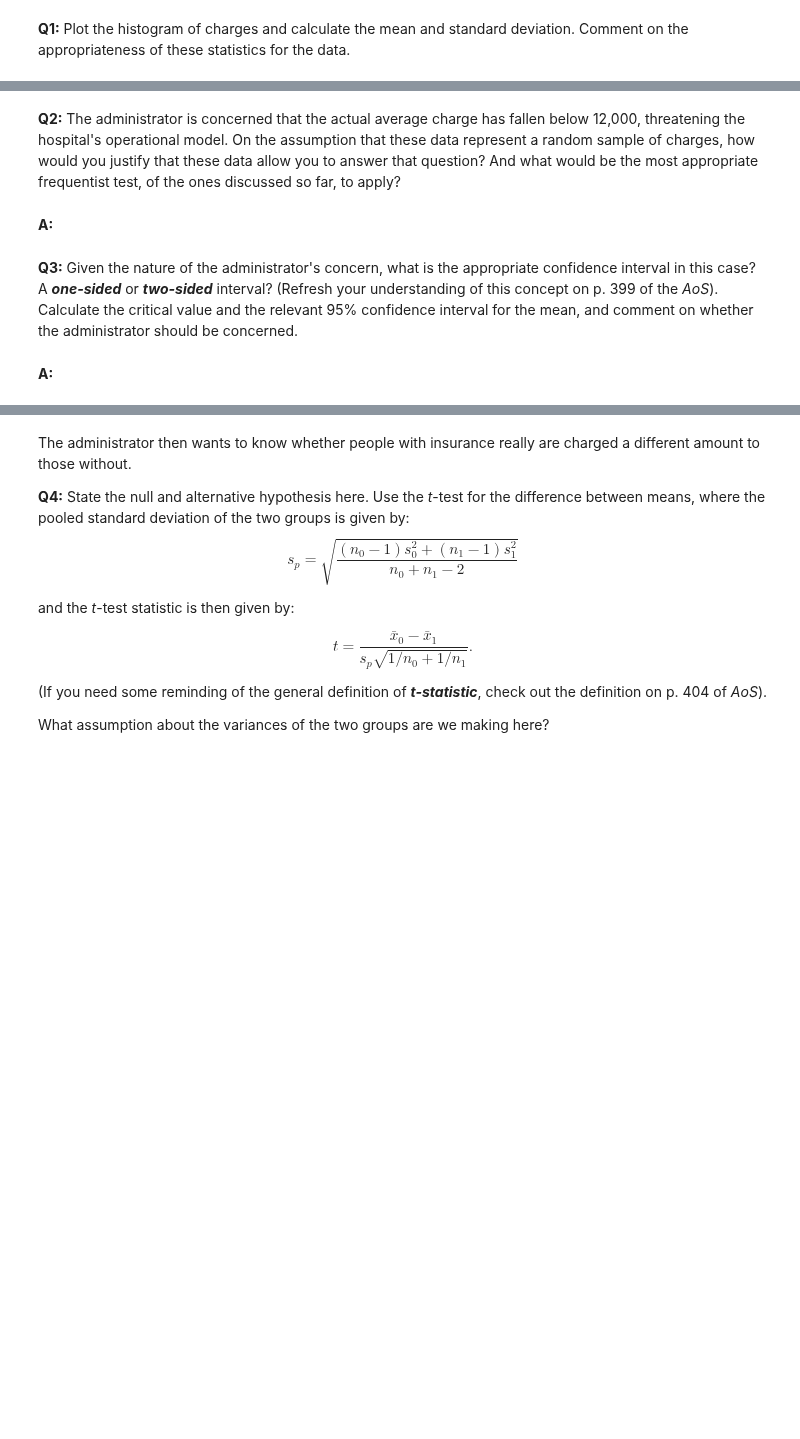
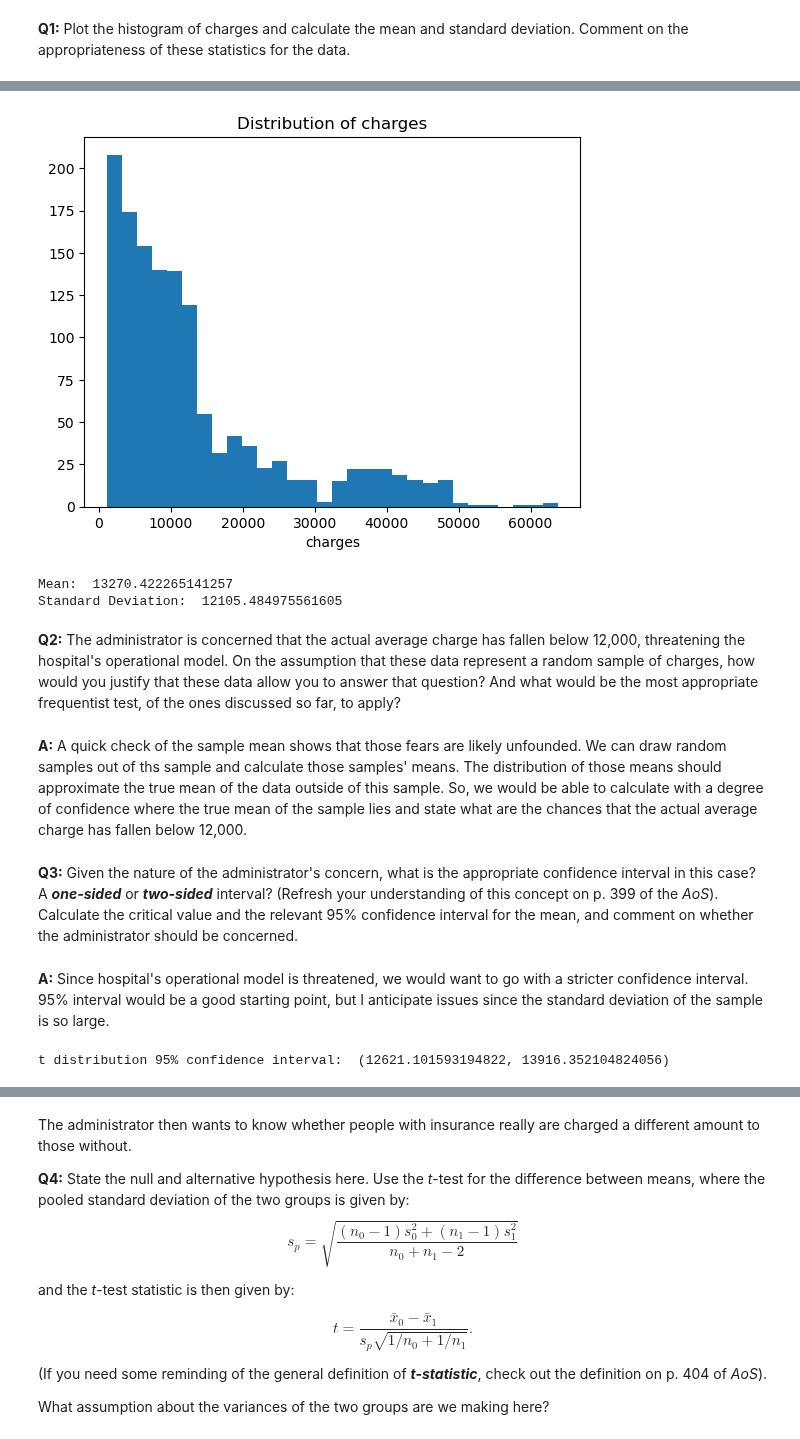
Before and after one commit to dibotilobe/springboard, a Jupyter notebook: Unit 22.1 Case Study - Frequentist Inference/Frequentist Case Study/Frequentist Inference Case Study - Part B (2).ipynb, the cells around one changed output, grey strips where cells are left out. Drawn from its saved outputs; the diff is of its cells as text; code cells hidden in the pictures; blank space fills up the shorter version.

```diff
--- a/Unit 22.1 Case Study - Frequentist Inference/Frequentist Case Study/Frequentist Inference Case Study - Part B (2).ipynb
+++ b/Unit 22.1 Case Study - Frequentist Inference/Frequentist Case Study/Frequentist Inference Case Study - Part B (2).ipynb
@@ -40,0 +36,3 @@ medical.shape
+# %%
+medical = pd.read_csv('insurance2.csv')
+medical.shape
@@ -54,8 +60,22 @@ __A:__
+# %%
+plt.hist(medical.charges, bins = 30)
+plt.xlabel("charges")
+plt.ylabel("")
+plt.title("Distribution of charges")
+plt.show()
+# %% [output]
+[figure, added]
+# %%
+print("Mean: ", np.mean(medical.charges))
+print("Standard Deviation: ", np.std(medical.charges))
+# %% [output]
+Mean:  13270.422265141257
+Standard Deviation:  12105.484975561605
 # %% [markdown]
 __Q2:__ The administrator is concerned that the actual average charge has fallen below 12,000, threatening the hospital's operational model. On the assumption that these data represent a random sample of charges, how would you justify that these data allow you to answer that question? And what would be the most appropriate frequentist test, of the ones discussed so far, to apply?
-# %% [markdown]
-__A:__
+# %% [markdown]
+__A:__ A quick check of the sample mean shows that those fears are likely unfounded. We can draw random samples out of ths sample and calculate those samples' means. The distribution of those means should approximate the true mean of the data outside of this sample. So, we would be able to calculate with a degree of confidence where the true mean of the sample lies and state what are the chances that the actual average charge has fallen below 12,000.
 # %% [markdown]
 __Q3:__ Given the nature of the administrator's concern, what is the appropriate confidence interval in this case? A ***one-sided*** or ***two-sided*** interval? (Refresh your understanding of this concept on p. 399 of the *AoS*). Calculate the critical value and the relevant 95% confidence interval for the mean, and comment on whether the administrator should be concerned.
-# %% [markdown]
-__A:__
+# %% [markdown]
+__A:__ Since hospital's operational model is threatened, we would want to go with a stricter confidence interval. 95% interval would be a good starting point, but I anticipate issues since the standard deviation of the sample is so large.
@@ -61,0 +91,4 @@ __A:__
+# %%
+print("t distribution 95% confidence interval: ", t.interval(0.95, len(samples)-1, loc=np.mean(samples), scale=np.std(samples, ddof=1)))
+# %% [output]
+t distribution 95% confidence interval:  (12621.101593194822, 13916.352104824056)
```
Also changed, not shown: parts of 16 cells of this notebook.
